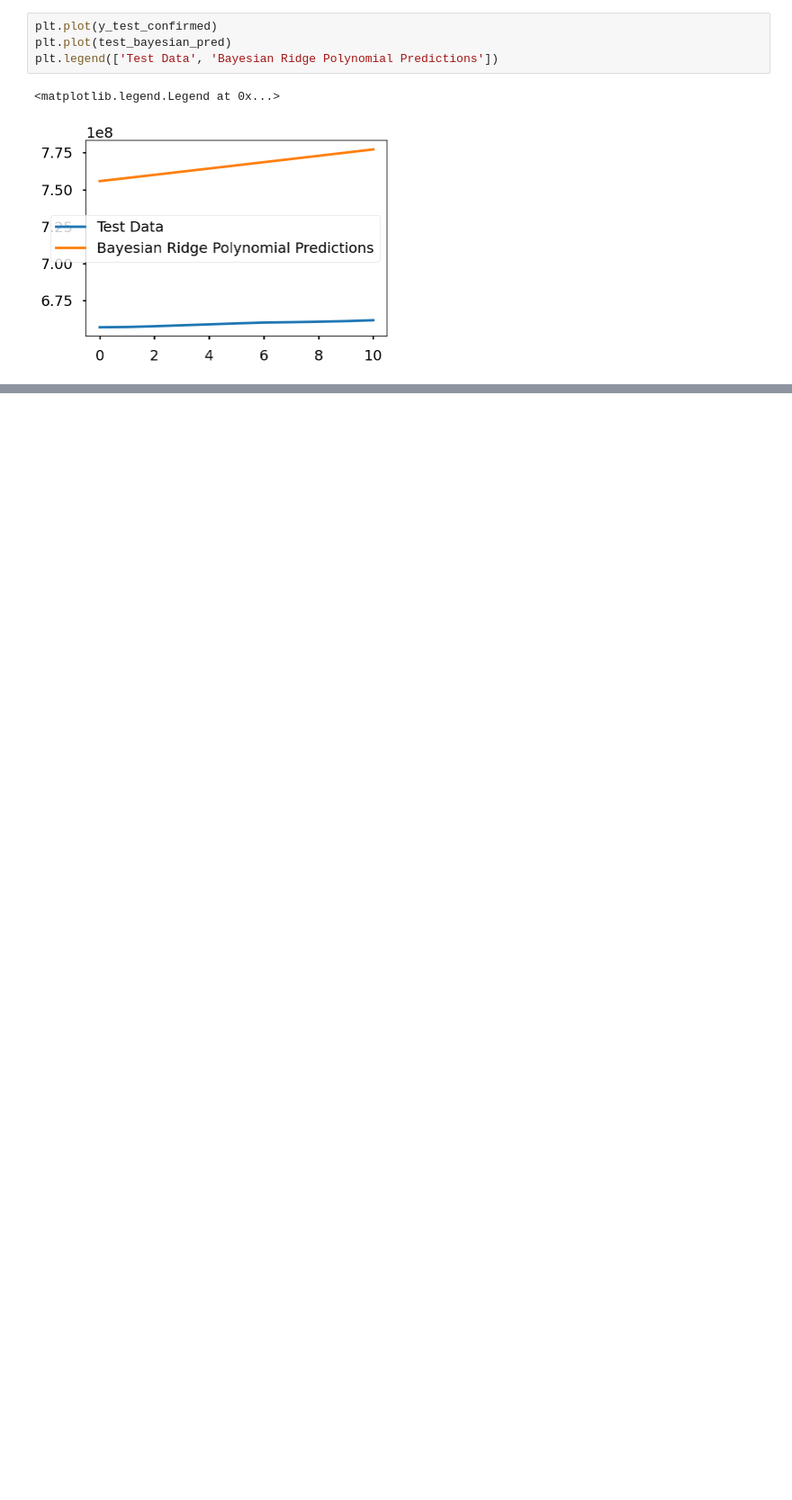
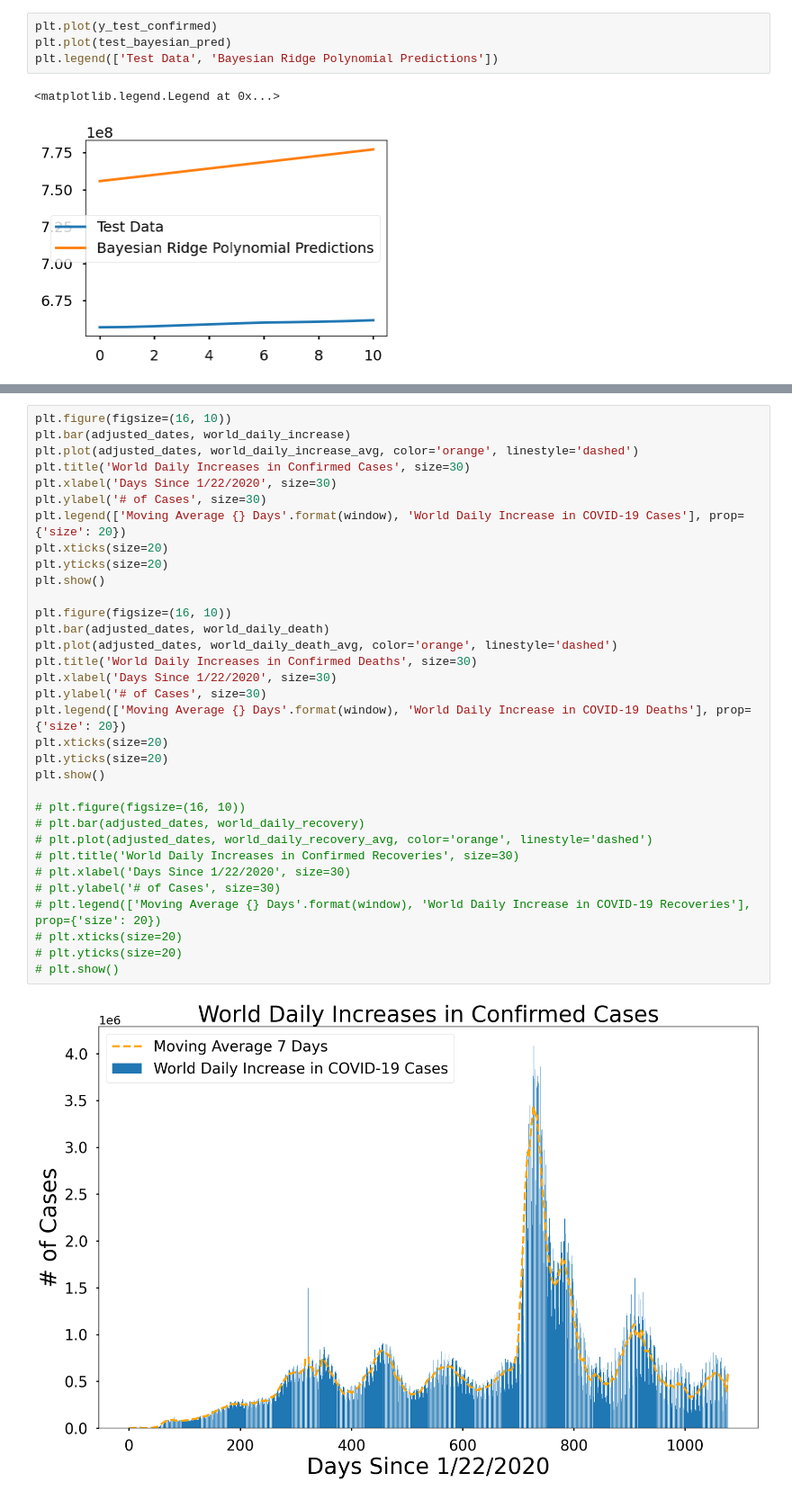
Before and after one commit to AmirMotefaker/Coronavirus-COVID19-pandemic, a Jupyter notebook: coronavirus-pandemic-covid-19-visualization.ipynb, the cells around one changed output, grey strips where cells are left out. Shown at 90% size. Saved outputs shown, nothing was run; the diff lists cells and outputs as text; blank space fills up the shorter version.

```diff
--- a/coronavirus-pandemic-covid-19-visualization.ipynb
+++ b/coronavirus-pandemic-covid-19-visualization.ipynb
@@ -312,0 +351,35 @@ plt.legend(['Test Data', 'Bayesian Ridge Polynomial Predictions'])
+# %%
+plt.figure(figsize=(16, 10))
+plt.bar(adjusted_dates, world_daily_increase)
+plt.plot(adjusted_dates, world_daily_increase_avg, color='orange', linestyle='dashed')
+plt.title('World Daily Increases in Confirmed Cases', size=30)
+plt.xlabel('Days Since 1/22/2020', size=30)
+plt.ylabel('# of Cases', size=30)
+plt.legend(['Moving Average {} Days'.format(window), 'World Daily Increase in COVID-19 Cases'], prop={'size': 20})
+plt.xticks(size=20)
+plt.yticks(size=20)
+plt.show()
+
+plt.figure(figsize=(16, 10))
+plt.bar(adjusted_dates, world_daily_death)
+plt.plot(adjusted_dates, world_daily_death_avg, color='orange', linestyle='dashed')
+plt.title('World Daily Increases in Confirmed Deaths', size=30)
+plt.xlabel('Days Since 1/22/2020', size=30)
+plt.ylabel('# of Cases', size=30)
+plt.legend(['Moving Average {} Days'.format(window), 'World Daily Increase in COVID-19 Deaths'], prop={'size': 20})
+plt.xticks(size=20)
+plt.yticks(size=20)
+plt.show()
+
+# plt.figure(figsize=(16, 10))
+# plt.bar(adjusted_dates, world_daily_recovery)
+# plt.plot(adjusted_dates, world_daily_recovery_avg, color='orange', linestyle='dashed')
+# plt.title('World Daily Increases in Confirmed Recoveries', size=30)
+# plt.xlabel('Days Since 1/22/2020', size=30)
+# plt.ylabel('# of Cases', size=30)
+# plt.legend(['Moving Average {} Days'.format(window), 'World Daily Increase in COVID-19 Recoveries'], prop={'size': 20})
+# plt.xticks(size=20)
+# plt.yticks(size=20)
+# plt.show()
+# %% [output]
+[figure, added]
```
Also changed, not shown: parts of 13 cells of this notebook.
